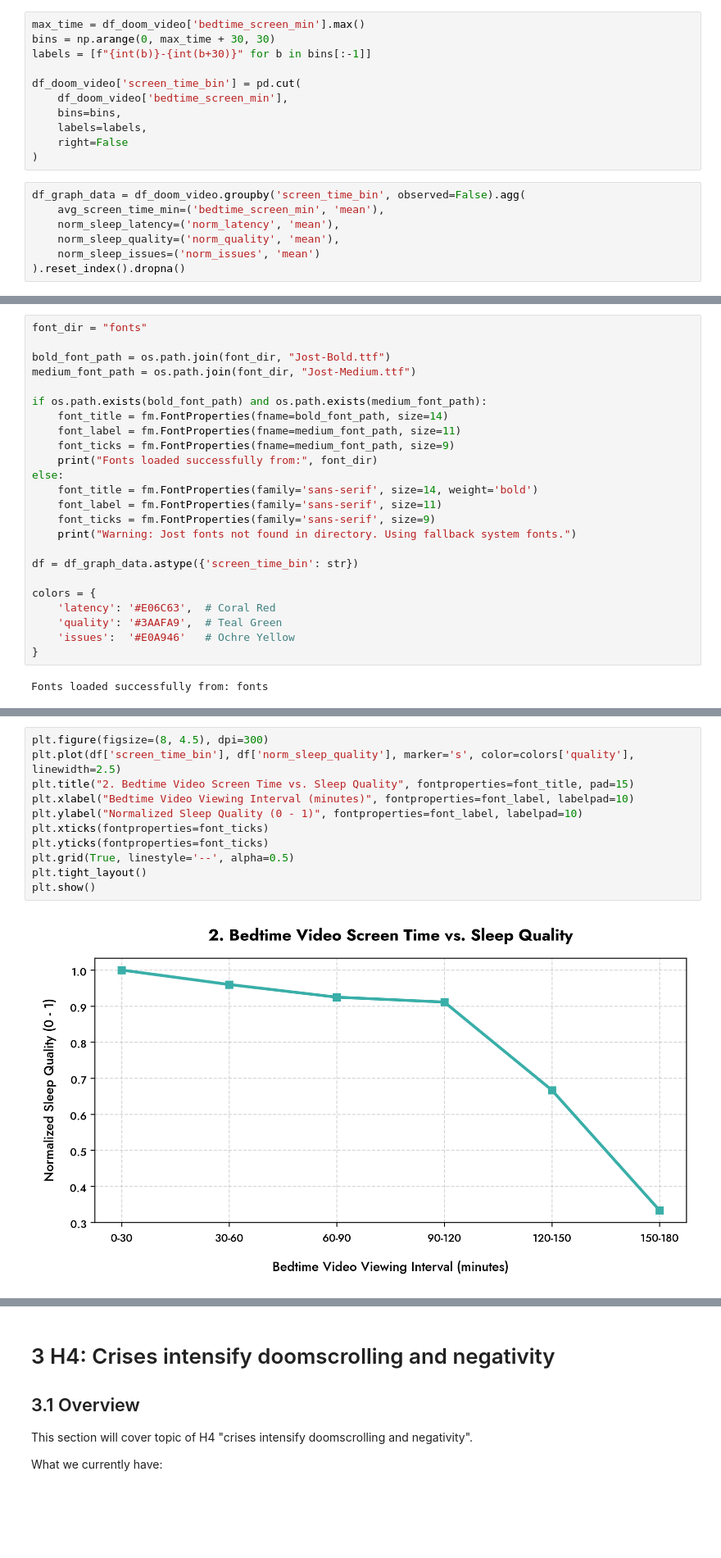
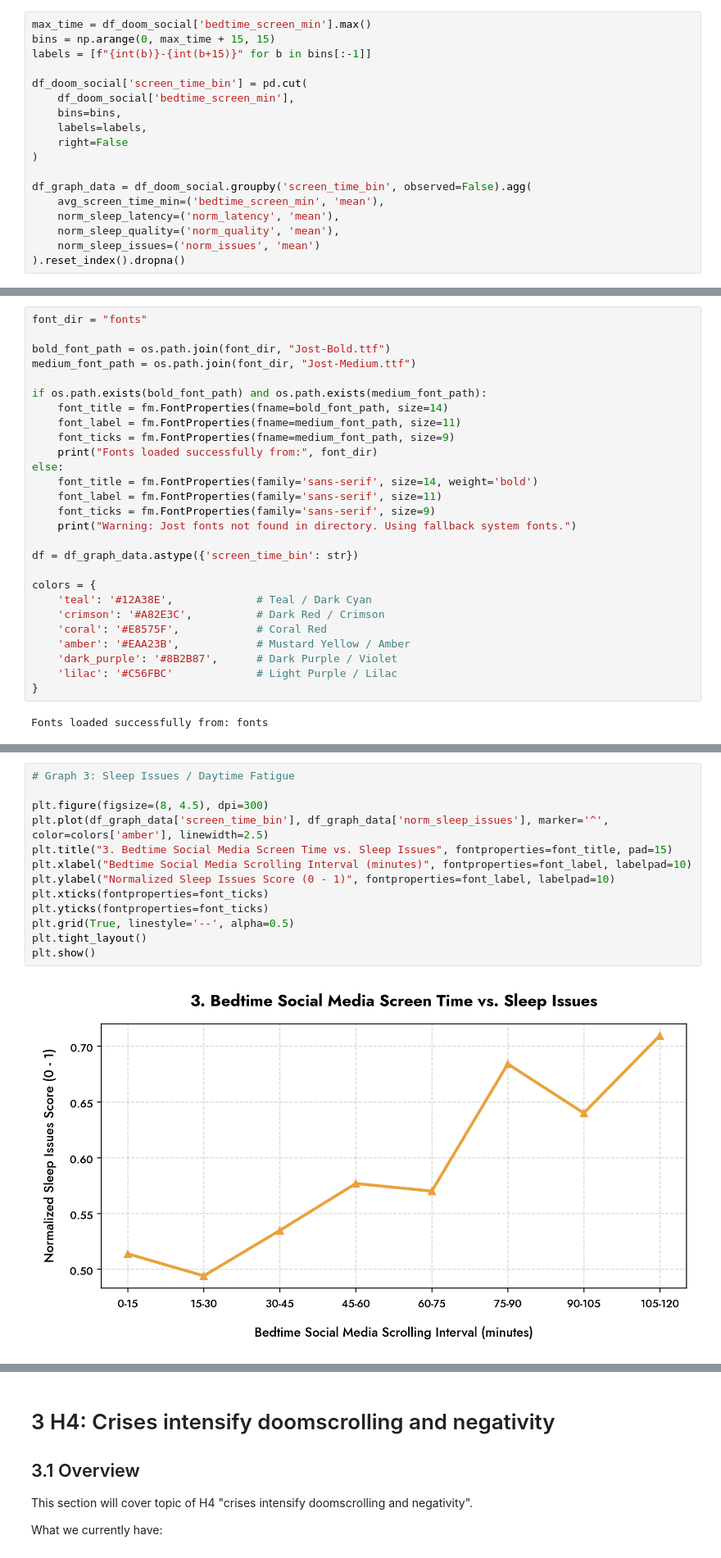
Before and after one commit to DanyloBeha/css-brainrot, a Jupyter notebook: exploratory-data-analysis/eda.ipynb, the cells around one changed output, grey strips where cells are left out. Shown at 82% size. Saved outputs shown, nothing was run; the diff lists cells and outputs as text; blank space fills up the shorter version.

```diff
--- a/exploratory-data-analysis/eda.ipynb
+++ b/exploratory-data-analysis/eda.ipynb
@@ -789,21 +759,21 @@ df_doom_video['norm_issues'] = min_max_norm(df_doom_video['daytime_fatigue_score
 # %%
-max_time = df_doom_video['bedtime_screen_min'].max()
-bins = np.arange(0, max_time + 30, 30)
-labels = [f"{int(b)}-{int(b+30)}" for b in bins[:-1]]
+max_time = df_doom_social['bedtime_screen_min'].max()
+bins = np.arange(0, max_time + 15, 15)
+labels = [f"{int(b)}-{int(b+15)}" for b in bins[:-1]]
 
-df_doom_video['screen_time_bin'] = pd.cut(
-    df_doom_video['bedtime_screen_min'],
+df_doom_social['screen_time_bin'] = pd.cut(
+    df_doom_social['bedtime_screen_min'],
     bins=bins,
     labels=labels,
     right=False
 )
+
+df_graph_data = df_doom_social.groupby('screen_time_bin', observed=False).agg(
+    avg_screen_time_min=('bedtime_screen_min', 'mean'),
+    norm_sleep_latency=('norm_latency', 'mean'),
+    norm_sleep_quality=('norm_quality', 'mean'),
+    norm_sleep_issues=('norm_issues', 'mean')
+).reset_index().dropna()
-# %%
-df_graph_data = df_doom_video.groupby('screen_time_bin', observed=False).agg(
-    avg_screen_time_min=('bedtime_screen_min', 'mean'),
-    norm_sleep_latency=('norm_latency', 'mean'),
-    norm_sleep_quality=('norm_quality', 'mean'),
-    norm_sleep_issues=('norm_issues', 'mean')
-).reset_index().dropna()
 # %%
 display(df_graph_data.head())
 # %% [output]
@@ -838,9 +808,12 @@ else:
 df = df_graph_data.astype({'screen_time_bin': str})
 
 colors = {
-    'latency': '#E06C63',  # Coral Red
-    'quality': '#3AAFA9',  # Teal Green
-    'issues':  '#E0A946'   # Ochre Yellow
+    'teal': '#12A38E',             # Teal / Dark Cyan
+    'crimson': '#A82E3C',          # Dark Red / Crimson
+    'coral': '#E8575F',            # Coral Red
+    'amber': '#EAA23B',            # Mustard Yellow / Amber
+    'dark_purple': '#8B2B87',      # Dark Purple / Violet
+    'lilac': '#C56FBC'             # Light Purple / Lilac
 }
 # %% [output]
 Fonts loaded successfully from: fonts
@@ -862,13 +862,15 @@ plt.show()
 # %%
+# Graph 3: Sleep Issues / Daytime Fatigue
+
 plt.figure(figsize=(8, 4.5), dpi=300)
-plt.plot(df['screen_time_bin'], df['norm_sleep_quality'], marker='s', color=colors['quality'], linewidth=2.5)
-plt.title("2. Bedtime Video Screen Time vs. Sleep Quality", fontproperties=font_title, pad=15)
-plt.xlabel("Bedtime Video Viewing Interval (minutes)", fontproperties=font_label, labelpad=10)
-plt.ylabel("Normalized Sleep Quality (0 - 1)", fontproperties=font_label, labelpad=10)
+plt.plot(df_graph_data['screen_time_bin'], df_graph_data['norm_sleep_issues'], marker='^', color=colors['amber'], linewidth=2.5)
+plt.title("3. Bedtime Social Media Screen Time vs. Sleep Issues", fontproperties=font_title, pad=15)
+plt.xlabel("Bedtime Social Media Scrolling Interval (minutes)", fontproperties=font_label, labelpad=10)
+plt.ylabel("Normalized Sleep Issues Score (0 - 1)", fontproperties=font_label, labelpad=10)
 plt.xticks(fontproperties=font_ticks)
 plt.yticks(fontproperties=font_ticks)
 plt.grid(True, linestyle='--', alpha=0.5)
 plt.tight_layout()
 plt.show()
 # %% [output]
-[figure, old version]
+[figure, new version]
```
Also changed, not shown: parts of 41 cells of this notebook.
